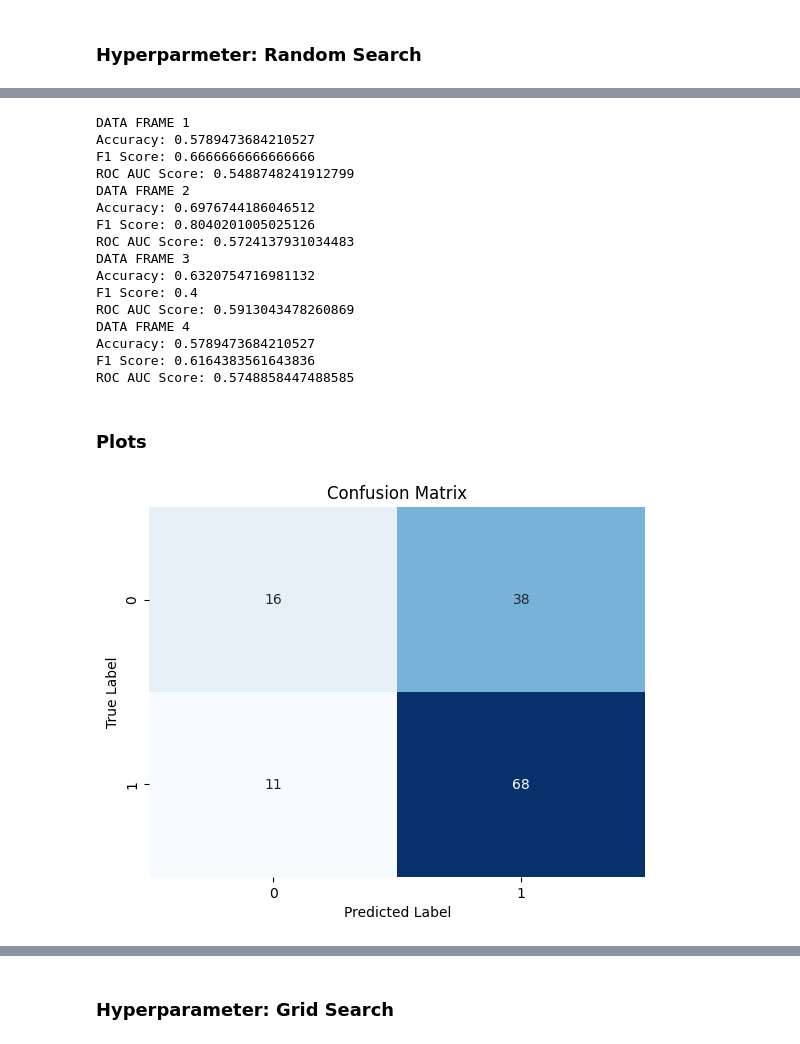
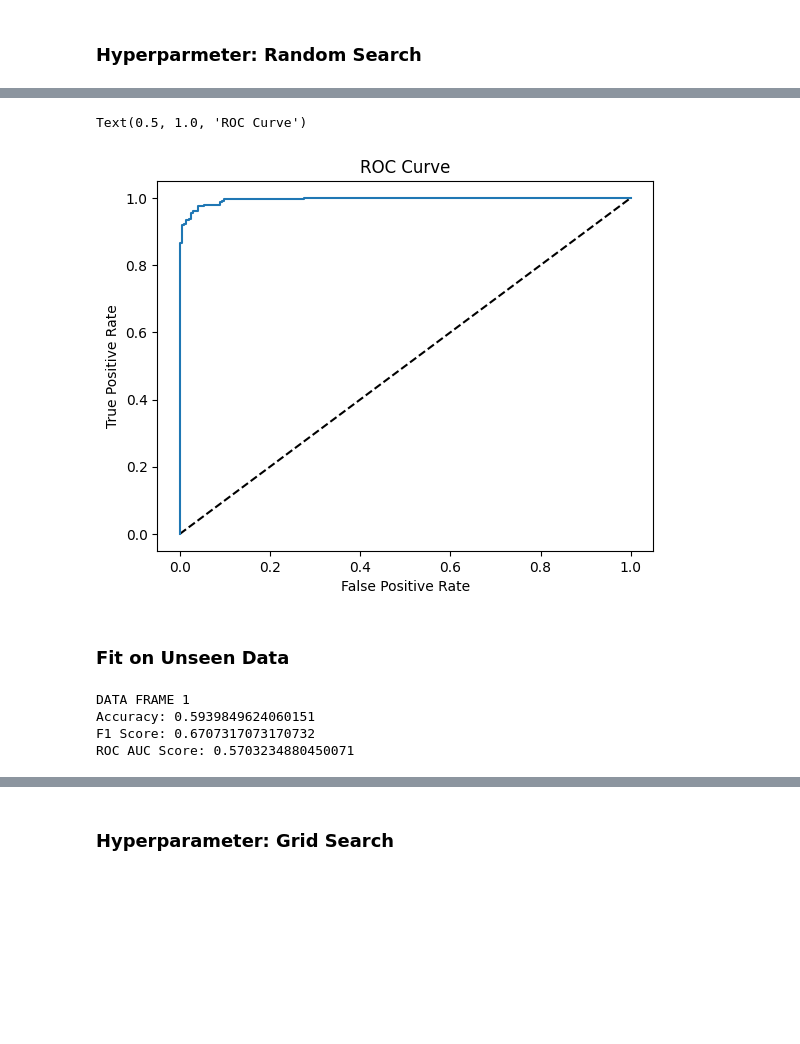
Before and after one commit to hachan97/HormonalContraception_Predictors, a Jupyter notebook: ML_analysis.ipynb, the cells around one changed output, grey strips where cells are left out. Cells and saved outputs as stored; diff of their text form; code cells hidden in the pictures; blank space fills up the shorter version.

```diff
--- a/ML_analysis.ipynb
+++ b/ML_analysis.ipynb
@@ -305,0 +455,21 @@ RandomForestClassifier(class_weight='balanced', max_depth=50,
+# %%
+# Plot ROC Curve
+from sklearn.metrics import roc_curve
+
+# Get predicted probabilities
+y1_train_pred_prob = rf_final1.predict_proba(X1_train)[:,1]
+
+# Generate ROC curve values: fpr, tpr, thresholds
+fpr, tpr, thresholds = roc_curve(y1_train, y1_train_pred_prob)
+
+# Plot ROC curve
+plt.plot([0, 1], [0, 1], 'k--')
+plt.plot(fpr, tpr)
+plt.xlabel('False Positive Rate')
+plt.ylabel('True Positive Rate')
+plt.title('ROC Curve')
+# %% [output]
+Text(0.5, 1.0, 'ROC Curve')
+[figure, added]
+# %% [markdown]
+### Fit on Unseen Data
@@ -306,11 +482,5 @@ RandomForestClassifier(class_weight='balanced', max_depth=50,
 # %%
-# Predict on the test set
-pred_testX1_rf = rf_final1.predict(X1_test)
-pred_testX2_rf = rf_final2.predict(X2_test)
-pred_testX3_rf = rf_final3.predict(X3_test)
-pred_testX4_rf = rf_final4.predict(X4_test)
-
-# Evaluate Model
+# Evaluate Model on Unseen Data
 print("DATA FRAME 1")
 print(f"Accuracy: {accuracy_score(y1_test, pred_testX1_rf)}")
 print(f"F1 Score: {f1_score(y1_test, pred_testX1_rf)}")
@@ -332,34 +502,6 @@ print(f"F1 Score: {f1_score(y4_test, pred_testX4_rf)}")
 print(f"ROC AUC Score: {roc_auc_score(y4_test, pred_testX4_rf)}")
 # %% [output]
 DATA FRAME 1
-Accuracy: 0.5789473684210527
-F1 Score: 0.6666666666666666
-ROC AUC Score: 0.5488748241912799
-DATA FRAME 2
-Accuracy: 0.6976744186046512
-F1 Score: 0.8040201005025126
-ROC AUC Score: 0.5724137931034483
-DATA FRAME 3
-Accuracy: 0.6320754716981132
-F1 Score: 0.4
-ROC AUC Score: 0.5913043478260869
-DATA FRAME 4
-Accuracy: 0.5789473684210527
-F1 Score: 0.6164383561643836
-ROC AUC Score: 0.5748858447488585
+Accuracy: 0.5939849624060151
+F1 Score: 0.6707317073170732
+ROC AUC Score: 0.5703234880450071
-# %% [markdown]
-### Plots
-# %%
-# #Plot Confusion matrix
-from sklearn.metrics import confusion_matrix
-import seaborn as sns
-
-# Confusion Matrix with proper labels
-conf_mat = confusion_matrix(y1_test, pred_testX1_rf)
-sns.heatmap(conf_mat, annot=True, fmt='d', cmap='Blues', cbar=False)
-plt.xlabel('Predicted Label')
-plt.ylabel('True Label')
-plt.title('Confusion Matrix')
-plt.show()
-# %% [output]
-[figure, removed]
```
Also changed, not shown: parts of 43 cells of this notebook, 23 other files.
